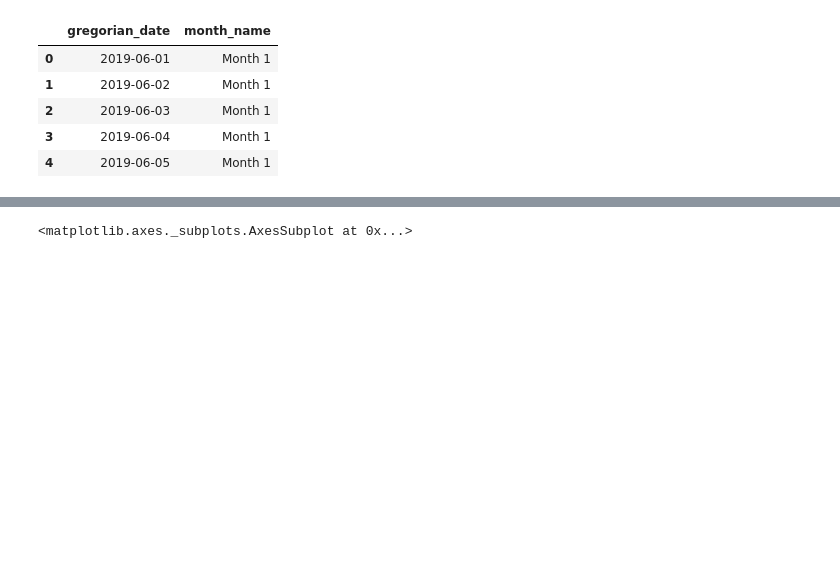
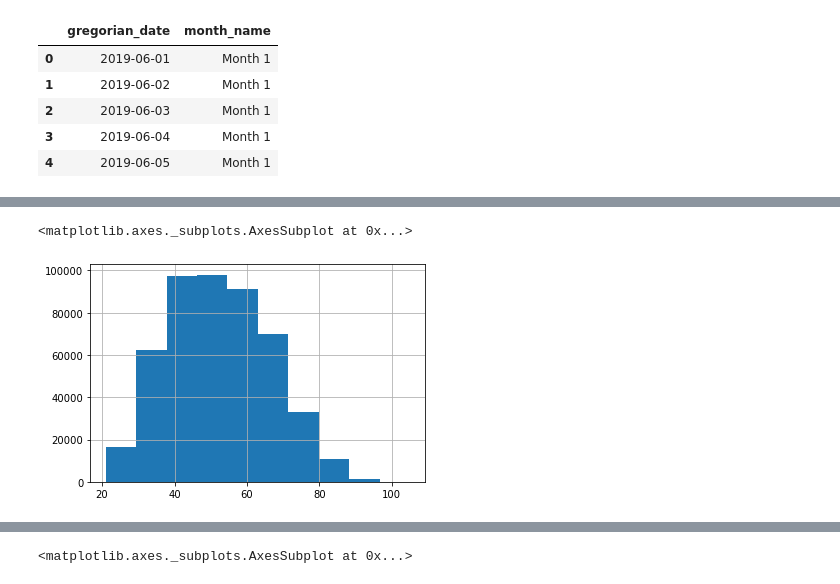
Before and after one commit to AvatarJoshi/marketing_campaign_analysis, a Jupyter notebook: marketing_analysis.ipynb, the cells around one changed output, grey strips where cells are left out. Cells and saved outputs as stored; diff of their text form; code cells hidden in the pictures; blank space fills up the shorter version.

Commit message:
Continued data exploration. Created graphs that break down demographic, client base, and deposit metrics

```diff
--- a/marketing_analysis.ipynb
+++ b/marketing_analysis.ipynb
@@ -61,3 +63,9 @@ df.head()
 | 2 | 773610304672603 | West | Rent | 24 | Actual Deposit | 100.0 | ... |
 | 3 | 552219454660531 | West | Own | 85 | Scheduled Deposit | 290.0 | ... |
 | 4 | 55107102575545 | Midwest | Own | 83 | Scheduled Deposit | 438.0 | ... |
+# %%
+# Drop greogorian date column
+df = df.drop(columns=['gregorian_date'])
+
+# View the data
+df.head()
@@ -78,0 +222,6 @@ dtype: bool
+# %%
+# View client age as histogram
+df['client_age'].hist()
+# %% [output]
+<matplotlib.axes._subplots.AxesSubplot at 0x...>
+[figure, added]
```
Also changed, not shown: parts of 19 cells of this notebook.
